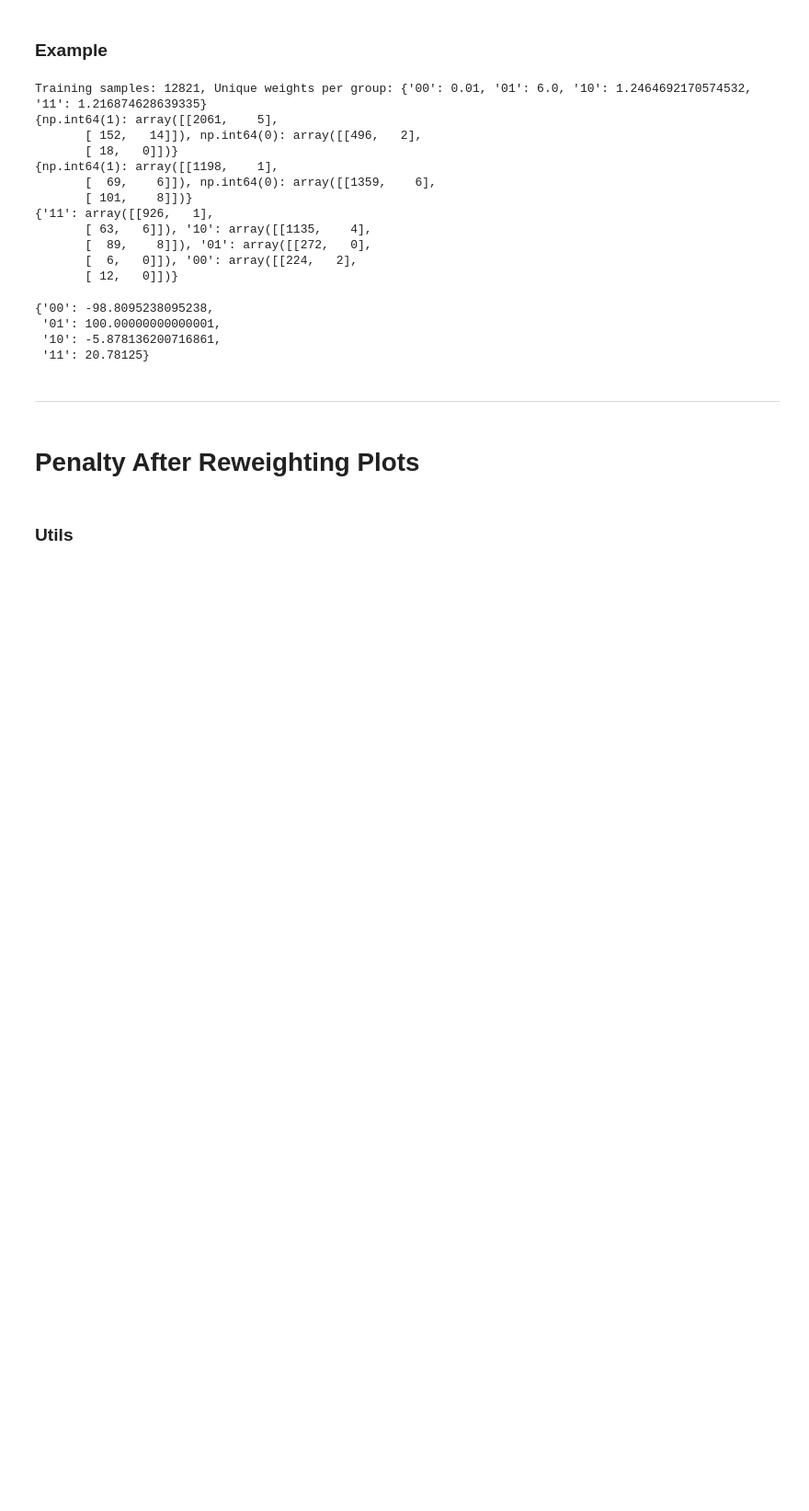
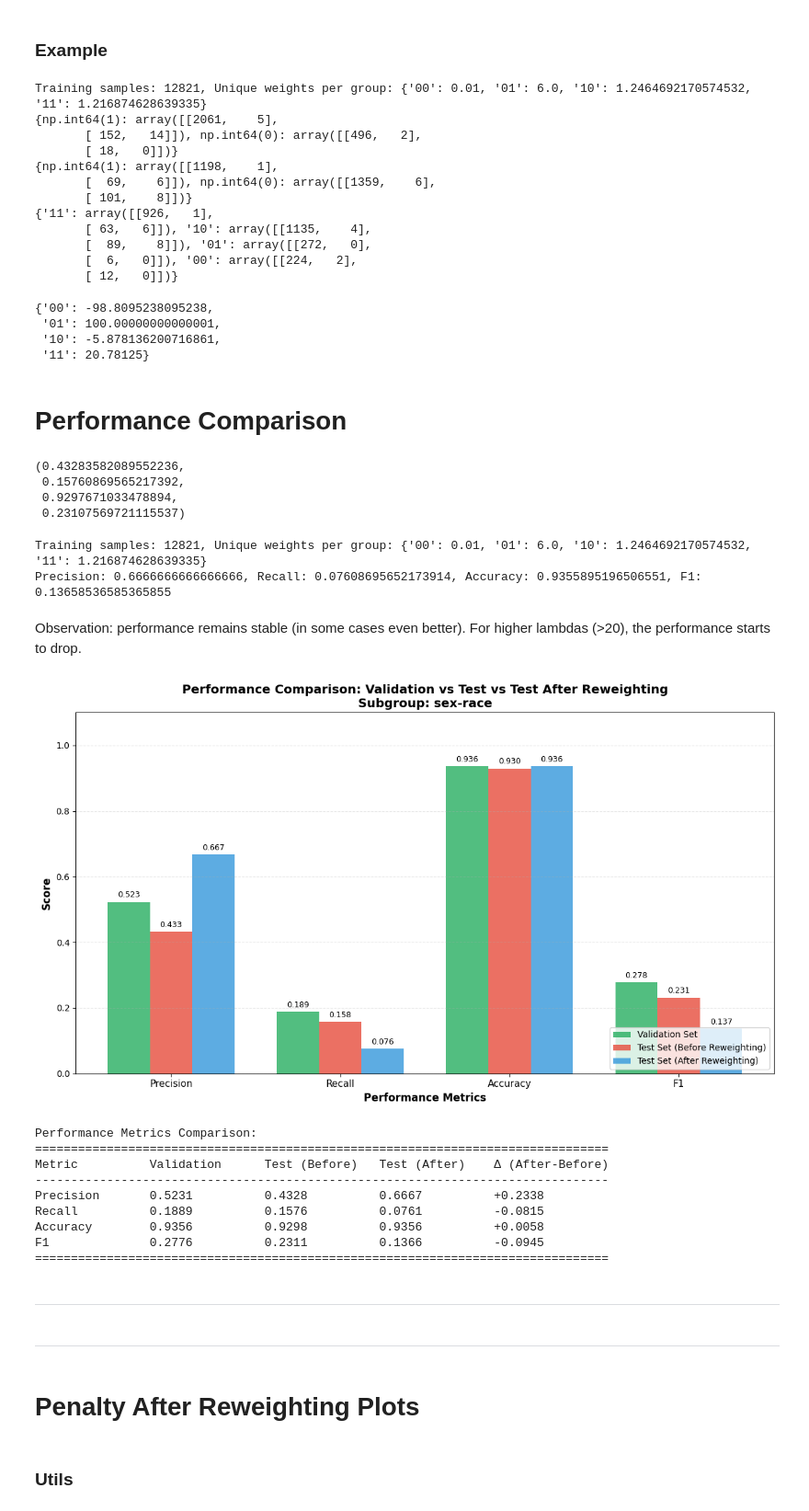
Before and after one commit to rolss/Fairness-in-data, a Jupyter notebook: Base Code/base_models/auto_experiments/Reweight_COMPAS_BINARY Model XGB.ipynb, the cells around one changed output. Shown at 92% size. Drawn from its saved outputs; the diff is of its cells as text; code cells hidden in the pictures; blank space fills up the shorter version.

Commit message:
More tests

```diff
--- a/Base Code/base_models/auto_experiments/Reweight_COMPAS_BINARY Model XGB.ipynb
+++ b/Base Code/base_models/auto_experiments/Reweight_COMPAS_BINARY Model XGB.ipynb
@@ -116,6 +116,7 @@ cm_val = {}
 cm_dict_val = {}
 group_counts_val = {}
 model_baseline_val = {}
+performance_metrics_val = {}
 
 # Test set variables
 y_pred_test = {}   # Predictions on test set
@@ -124,6 +125,7 @@ cm_test = {}
 cm_dict_test = {}
 group_counts_test = {}
 model_baseline_test = {}
+performance_metrics_test = {}
 
 
 for attribute in attributes:
@@ -134,7 +136,7 @@ for attribute in attributes:
     compute_data_split(df, target_variable, attribute)
 
     # Compute MODEL PREDICTIONS for each attribute, on VALIDATION set
-    y_pred_val[attribute], cm_val[attribute], model_baseline_val[attribute] = \
+    y_pred_val[attribute], cm_val[attribute], model_baseline_val[attribute], performance_metrics_val[attribute] = \
     compute_model_predictions_with_threshold(X_train[attribute], y_train[attribute], X_val[attribute], y_val[attribute], target_variable_labels, attribute, threshold=0.3)
 
     # Compute FAIRNESS METRICS for each attribute, on VALIDATION set
@@ -144,7 +146,7 @@ for attribute in attributes:
                                     fair_metrics, dataset_path, mapping, target_variable_labels=['0','1'])
 
     # Compute MODEL PREDICTIONS for each attribute, on TEST set
-    y_pred_test[attribute], cm_test[attribute], model_baseline_test[attribute] = \
+    y_pred_test[attribute], cm_test[attribute], model_baseline_test[attribute], performance_metrics_test[attribute] = \
     compute_model_predictions_with_threshold(X_train[attribute], y_train[attribute], X_test[attribute], y_test[attribute], target_variable_labels, attribute, threshold=0.3)
 
     # Compute FAIRNESS METRICS for each attribute, on TEST set
@@ -446,6 +448,60 @@ Training samples: 12821, Unique weights per group: {'00': 0.01, '01': 6.0, '10':
  '01': 100.00000000000001,
  '10': -5.878136200716861,
  '11': 20.78125}
+# %% [markdown]
+# Performance Comparison
+# %%
+def performance_after_reweighting(weights):
+    import xgboost as xgb
+
+    # Convert string combinations to numeric codes for XGBoost
+    X_train_numeric = X_train[sensible_attribute].copy()
+    X_train_numeric[sensible_attribute] = X_train_numeric[sensible_attribute].astype('category').cat.codes
+
+    X_test_numeric = X_test[sensible_attribute].copy()
+    X_test_numeric[sensible_attribute] = X_test_numeric[sensible_attribute].astype('category').cat.codes
+
+    # Train model with weights on combined attribute
+    model_reweighed = xgb.XGBClassifier(random_state=1234, eval_metric='logloss')
+    model_reweighed.fit(X_train_numeric, y_train[sensible_attribute], sample_weight=weights)
+
+    # Predict on test set
+    y_pred_test_reweighed_combined = model_reweighed.predict(X_test_numeric)
+
+    perf_metrics = performance_metrics(y_test[sensible_attribute], y_pred_test_reweighed_combined)
+
+    return perf_metrics
+# %%
+performance_metrics_test[sensible_attribute]
+# %% [output]
+(0.43283582089552236,
+ 0.15760869565217392,
+ 0.9297671033478894,
+ 0.23107569721115537)
+# %%
+weights_notsized = compute_weights_notsized(5.0, 'FPN')
+performance_metrics_after = performance_after_reweighting(weights_notsized)
+# %% [output]
+Training samples: 12821, Unique weights per group: {'00': 0.01, '01': 6.0, '10': 1.2464692170574532, '11': 1.216874628639335}
+Precision: 0.6666666666666666, Recall: 0.07608695652173914, Accuracy: 0.9355895196506551, F1: 0.13658536585365855
+# %% [markdown]
+Observation: performance remains stable (in some cases even better). For higher lambdas (>20), the performance starts to drop.
+# %%
+# Plot performance comparison
+plot_performance_comparison(performance_metrics_val, performance_metrics_test, performance_metrics_after, sensible_attribute)
+# %% [output]
+[figure, added]
+Performance Metrics Comparison:
+================================================================================
+Metric          Validation      Test (Before)   Test (After)    Δ (After-Before)
+--------------------------------------------------------------------------------
+Precision       0.5231          0.4328          0.6667          +0.2338
+Recall          0.1889          0.1576          0.0761          -0.0815
+Accuracy        0.9356          0.9298          0.9356          +0.0058
+F1              0.2776          0.2311          0.1366          -0.0945
+================================================================================
+# %% [markdown]
+---
 # %% [markdown]
 ---
 # %% [markdown]
```
Also changed, not shown: parts of 5 cells of this notebook, 19 other files.
